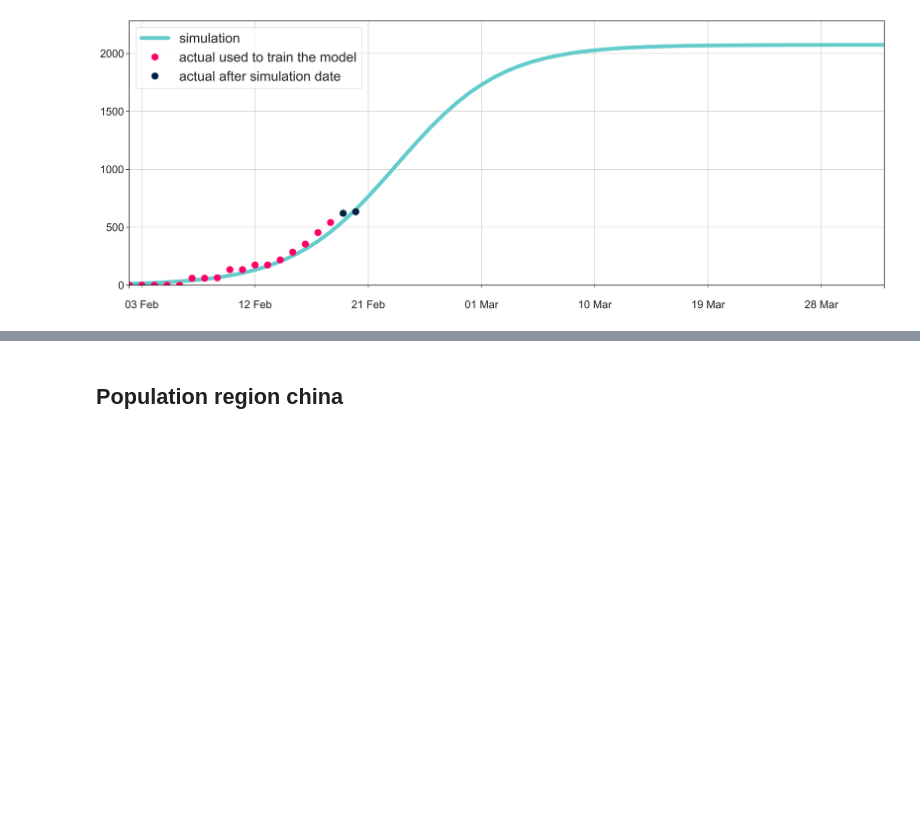
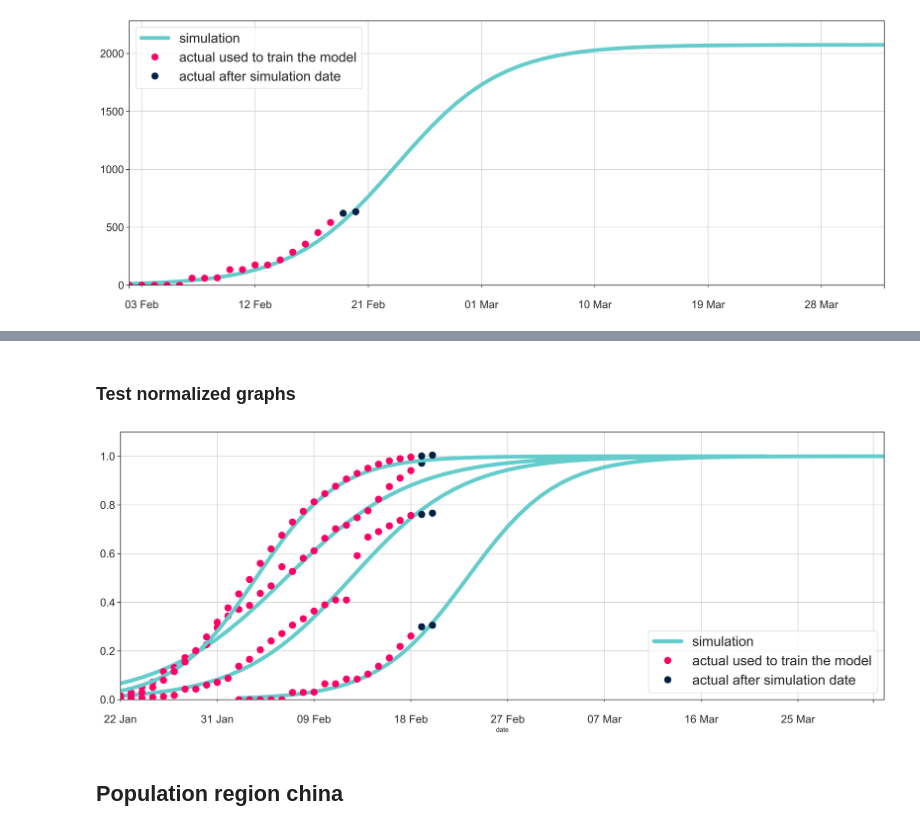
Before and after one commit to RogerMichel/coronavirus, a Jupyter notebook: data exploration.ipynb, the cells around one changed output, grey strips where cells are left out. Saved outputs shown, nothing was run; the diff lists cells and outputs as text; code cells hidden in the pictures; blank space fills up the shorter version.

```diff
--- a/data exploration.ipynb
+++ b/data exploration.ipynb
@@ -267,13 +257,13 @@ RMSE: 25.093856033869653
 R-squared: 0.9739671867187887
 [figure]
 # %%
-sig = SimoidOptimizer(X_non_hubei, number_of_days_to_predict=60,
+sig_non_hubei = SimoidOptimizer(X_non_hubei, number_of_days_to_predict=60,
                       title = 'China, except Hubei', test_days=2)
-sig.fit()
-sig.predict()
-sig.ModelAndScatterPlot()
+sig_non_hubei.fit()
+sig_non_hubei.predict()
+sig_non_hubei.ModelAndScatterPlot()
 
-df_non_hubei = pd.concat([sig.model, sig.actual_cases, sig.non_trained_cases], axis=1)
+df_non_hubei = pd.concat([sig_non_hubei.model, sig_non_hubei.actual_cases, sig_non_hubei.non_trained_cases], axis=1)
 df_non_hubei.columns = ['model', 'actual_case', 'non_trained_actual_case']
 df_non_hubei.index.name = 'date'
 df_non_hubei.to_csv('China_non_hubei.csv')
@@ -285,13 +275,13 @@ R-squared: 0.9981919912185546
 # %%
 shift = 11
 date = full_df[full_df['variable'] == 'Others_Diamond_Princess_cruise_ship'][shift:]['date'].iloc[0].strftime("%Y-%m-%d")
-sig = SimoidOptimizer(X_cruise[shift:], number_of_days_to_predict=60,
+sig_cruise = SimoidOptimizer(X_cruise[shift:], number_of_days_to_predict=60,
                       title = 'Diamond cruise', test_days=2, start_date=date)
-sig.fit()
-sig.predict()
-sig.ModelAndScatterPlot()
+sig_cruise.fit()
+sig_cruise.predict()
+sig_cruise.ModelAndScatterPlot()
 
-df_cruise = pd.concat([sig.model, sig.actual_cases, sig.non_trained_cases], axis=1)
+df_cruise = pd.concat([sig_cruise.model, sig_cruise.actual_cases, sig_cruise.non_trained_cases], axis=1)
 df_cruise.columns = ['model', 'actual_case', 'non_trained_actual_case']
 df_cruise.index.name = 'date'
 df_cruise.to_csv('cruise.csv')
@@ -324,3 +293,54 @@ Freq: D, Length: 61, dtype: float64
+# %% [markdown]
+### Test normalized graphs
+# %%
+SimoidOptimizers = [sig_hubei, sig_non_china_non_cruise, sig_non_hubei, sig_cruise]
+normalize = True
+fig, ax = plt.subplots()
+
+for sig in SimoidOptimizers:
+    self = sig
+
+    if normalize:
+        normalizer =  max(self.model)
+        self.model = self.model / normalizer
+        self.actual_cases = self.actual_cases / normalizer
+        self.non_trained_cases = self.non_trained_cases / normalizer
+
+    self.model.plot(figsize=(25, 10), linewidth=7, color='#65cccc', x_compat=True, ax=ax)
+
+    # first the raw data as a scatter plot
+    self.actual_cases.plot(style='o', ms=12, c='#ff0066', ax=ax)
+
+    # non trained plot
+    self.non_trained_cases.plot(style='o', ms=12, c='#002244ff', ax=ax)
+
+
+
+    #ax.set_ylabel('confirmed cases\n', fontsize=30)  # Y axis data label
+    #ax.set_title(self.title, fontsize=20)
+    ax.legend(['simulation', 'actual used to train the model',
+               'actual after simulation date'], prop={'size': 25})
+
+    # graphics output section
+    plt.rcParams["figure.dpi"] = 300
+    maxi_ax = max(max(self.model.values * 1.1), max(self.non_trained_cases.values)*1.1)
+    ax.set_ylim((0, maxi_ax))
+
+    # Set major ticks with month names
+    ax.xaxis.set_major_locator(dates.MonthLocator(interval=5))
+    ax.xaxis.set_major_formatter(dates.DateFormatter(''))
+    ax.xaxis.set_minor_locator(dates.DayLocator(interval=9))
+    ax.xaxis.set_minor_formatter(dates.DateFormatter('\n%d %b'))
+
+    ax.xaxis.grid(True, which='both')
+    ax.yaxis.grid(True, which="major")
+
+    ax.get_xaxis().set_tick_params(which='minor', labelsize=20)
+    ax.tick_params(axis='y', labelsize=20)
+
+plt.show()
+# %% [output]
+[figure, added]
 # %% [markdown]
 ## Population region china
 # %%
```
Also changed, not shown: parts of 7 cells of this notebook.
